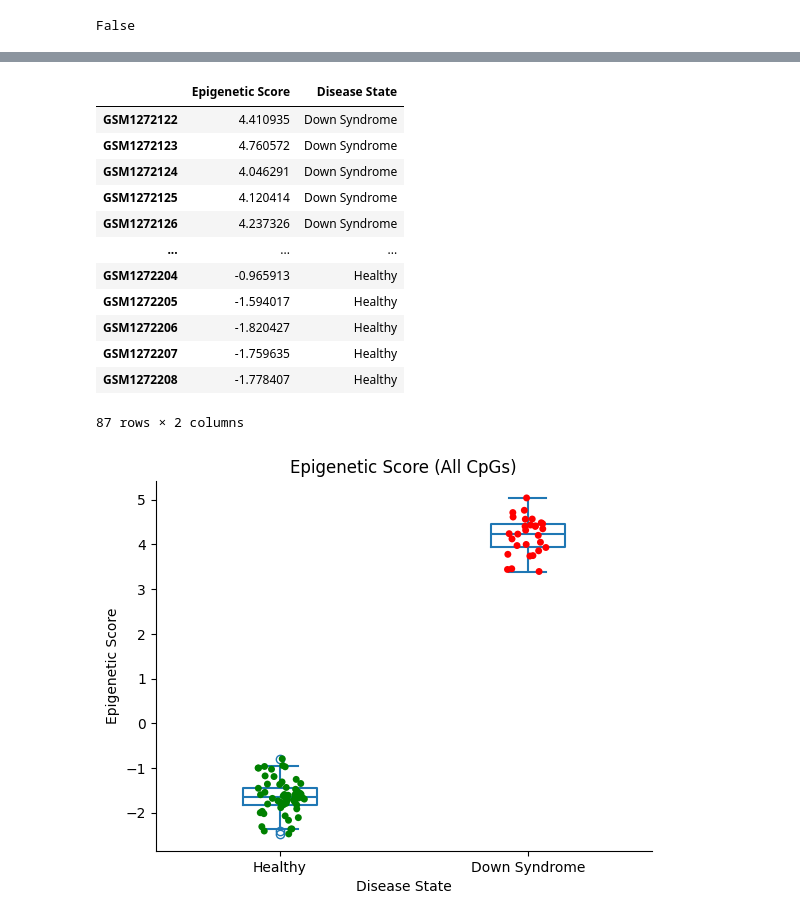
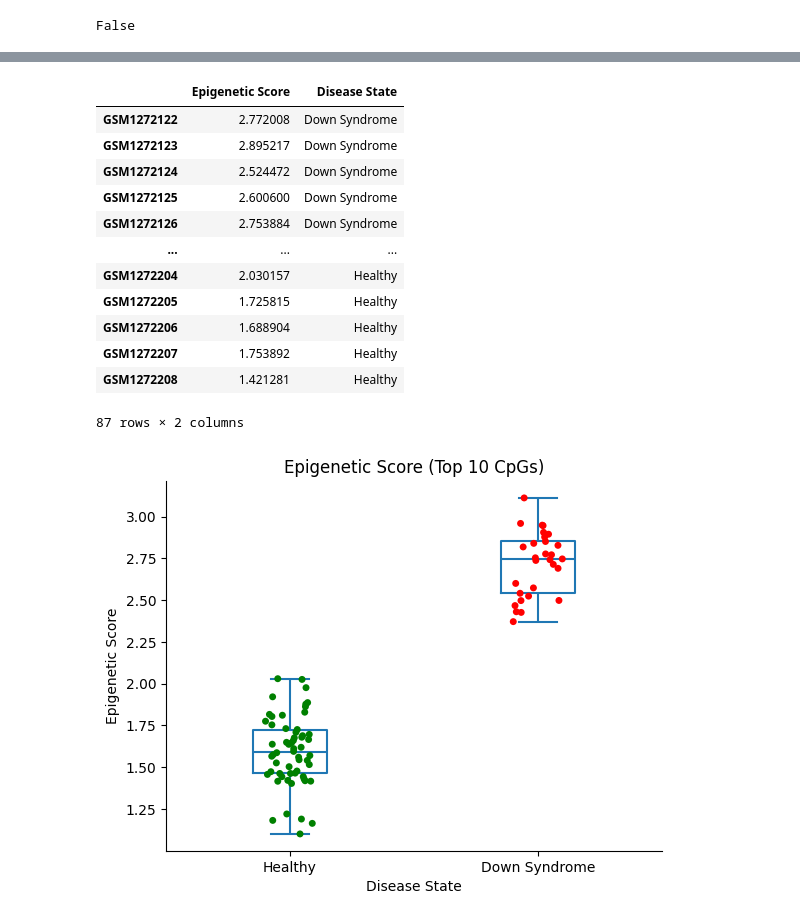
Before and after one commit to mehrnoosh-e94/disease_epigentics, a Jupyter notebook: Down Syndrome Epigenetics/downSyndrome.ipynb, the cells around one changed output, grey strips where cells are left out. Cells and saved outputs as stored; diff of their text form; code cells hidden in the pictures.

Commit message:
plot title fixed

```diff
--- a/Down Syndrome Epigenetics/downSyndrome.ipynb
+++ b/Down Syndrome Epigenetics/downSyndrome.ipynb
@@ -73,7 +73,7 @@ common_coef
 | cg27502912 | 0.239517 |
 317 rows × 1 columns
 # %%
-n=317
+n=10
 # top_common_coef = common_coef.sort_values(by=abs('beta_overall'), ascending=False)
 top_common_coef = common_coef.loc[abs(common_coef['beta_overall']).sort_values(ascending=False).index]
 top_common_coef=top_common_coef.head(n)
@@ -182,23 +174,29 @@ regression_results['Disease State'] = regression_results['Disease State'].str.ti
 regression_results
 # %% [output]
 |  | Epigenetic Score | Disease State |
-| GSM1272122 | 4.410935 | Down Syndrome |
-| GSM1272123 | 4.760572 | Down Syndrome |
-| GSM1272124 | 4.046291 | Down Syndrome |
-| GSM1272125 | 4.120414 | Down Syndrome |
-| GSM1272126 | 4.237326 | Down Syndrome |
+| GSM1272122 | 2.772008 | Down Syndrome |
+| GSM1272123 | 2.895217 | Down Syndrome |
+| GSM1272124 | 2.524472 | Down Syndrome |
+| GSM1272125 | 2.600600 | Down Syndrome |
+| GSM1272126 | 2.753884 | Down Syndrome |
 | ... | ... | ... |
-| GSM1272204 | -0.965913 | Healthy |
-| GSM1272205 | -1.594017 | Healthy |
-| GSM1272206 | -1.820427 | Healthy |
-| GSM1272207 | -1.759635 | Healthy |
-| GSM1272208 | -1.778407 | Healthy |
+| GSM1272204 | 2.030157 | Healthy |
+| GSM1272205 | 1.725815 | Healthy |
+| GSM1272206 | 1.688904 | Healthy |
+| GSM1272207 | 1.753892 | Healthy |
+| GSM1272208 | 1.421281 | Healthy |
 87 rows × 2 columns
 # %%
 category_order = ['Healthy', 'Down Syndrome']
 ax=sns.boxplot(x='Disease State', y='Epigenetic Score', data=regression_results, width=0.3,  fill=None, order=category_order)
 sns.stripplot(x='Disease State', y='Epigenetic Score', data=regression_results, jitter=True,palette={'Healthy': 'green', 'Down Syndrome': 'red'}, order=category_order)
-ax.set_title('Epigenetic Score (All CpGs)')
+if n==317:
+    ax.set_title('Epigenetic Score (All CpGs)')
+else:
+    ax.set_title('Epigenetic Score (Top '+str(n)+' CpGs)')
 sns.despine()
+fig = plt.gcf()
+filename='epigenetic_score_top_'+str(n)+'_cpgs.png'
+fig.savefig(filename)
 # %% [output]
-[figure, old version]
+[figure, new version]
```
Also changed, not shown: parts of 6 cells of this notebook, 1 other file.
